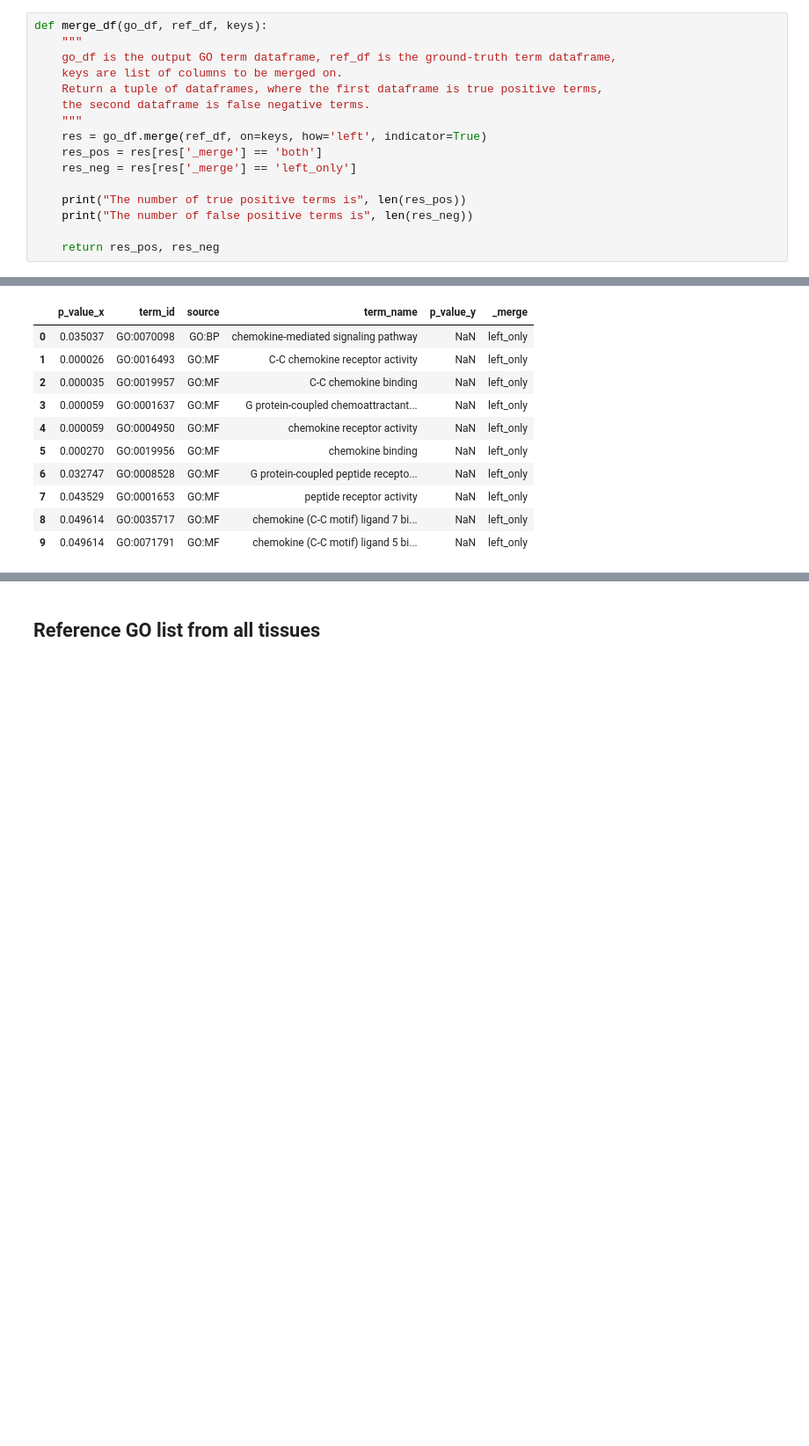
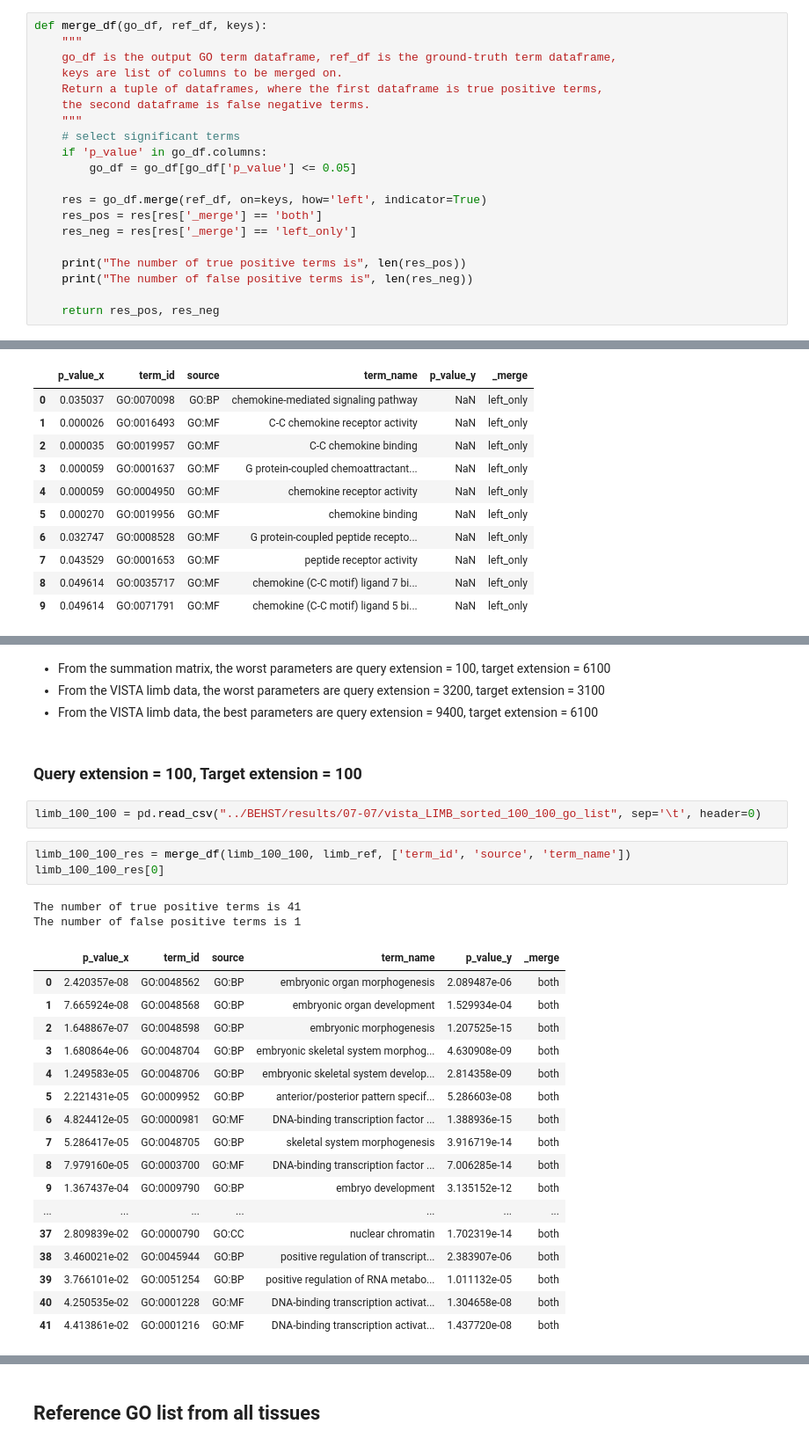
Before and after one commit to hoffmangroup/2020behst, a Jupyter notebook: comparison_test.ipynb, the cells around one changed output, grey strips where cells are left out. Shown at 88% size. Drawn from its saved outputs; the diff is of its cells as text; blank space fills up the shorter version.

Commit message:
add test on worst parameter

```diff
--- a/comparison_test.ipynb
+++ b/comparison_test.ipynb
@@ -101,6 +129,10 @@ def merge_df(go_df, ref_df, keys):
     Return a tuple of dataframes, where the first dataframe is true positive terms,
     the second dataframe is false negative terms.
     """
+    # select significant terms
+    if 'p_value' in go_df.columns:
+        go_df = go_df[go_df['p_value'] <= 0.05]
+
     res = go_df.merge(ref_df, on=keys, how='left', indicator=True)
     res_pos = res[res['_merge'] == 'both']
     res_neg = res[res['_merge'] == 'left_only']
@@ -265,0 +311,31 @@ limb_tss_res[1]
+# %% [markdown]
+- From the summation matrix, the worst parameters are query extension = 100, target extension = 6100
+- From the VISTA limb data, the worst parameters are query extension = 3200, target extension = 3100
+- From the VISTA limb data, the best parameters are query extension = 9400, target extension = 6100
+# %% [markdown]
+### Query extension = 100, Target extension = 100
+# %%
+limb_100_100 = pd.read_csv("../BEHST/results/07-07/vista_LIMB_sorted_100_100_go_list", sep='\t', header=0)
+# %%
+limb_100_100_res = merge_df(limb_100_100, limb_ref, ['term_id', 'source', 'term_name'])
+limb_100_100_res[0]
+# %% [output]
+The number of true positive terms is 41
+The number of false positive terms is 1
+|  | p_value_x | term_id | source | term_name | p_value_y | _merge |
+| 0 | 2.420357e-08 | GO:0048562 | GO:BP | embryonic organ morphogenesis | 2.089487e-06 | both |
+| 1 | 7.665924e-08 | GO:0048568 | GO:BP | embryonic organ development | 1.529934e-04 | both |
+| 2 | 1.648867e-07 | GO:0048598 | GO:BP | embryonic morphogenesis | 1.207525e-15 | both |
+| 3 | 1.680864e-06 | GO:0048704 | GO:BP | embryonic skeletal system morphog... | 4.630908e-09 | both |
+| 4 | 1.249583e-05 | GO:0048706 | GO:BP | embryonic skeletal system develop... | 2.814358e-09 | both |
+| 5 | 2.221431e-05 | GO:0009952 | GO:BP | anterior/posterior pattern specif... | 5.286603e-08 | both |
+| 6 | 4.824412e-05 | GO:0000981 | GO:MF | DNA-binding transcription factor ... | 1.388936e-15 | both |
+| 7 | 5.286417e-05 | GO:0048705 | GO:BP | skeletal system morphogenesis | 3.916719e-14 | both |
+| 8 | 7.979160e-05 | GO:0003700 | GO:MF | DNA-binding transcription factor ... | 7.006285e-14 | both |
+| 9 | 1.367437e-04 | GO:0009790 | GO:BP | embryo development | 3.135152e-12 | both |
+| ... | ... | ... | ... | ... | ... | ... |
+| 37 | 2.809839e-02 | GO:0000790 | GO:CC | nuclear chromatin | 1.702319e-14 | both |
+| 38 | 3.460021e-02 | GO:0045944 | GO:BP | positive regulation of transcript... | 2.383907e-06 | both |
+| 39 | 3.766101e-02 | GO:0051254 | GO:BP | positive regulation of RNA metabo... | 1.011132e-05 | both |
+| 40 | 4.250535e-02 | GO:0001228 | GO:MF | DNA-binding transcription activat... | 1.304658e-08 | both |
+| 41 | 4.413861e-02 | GO:0001216 | GO:MF | DNA-binding transcription activat... | 1.437720e-08 | both |
```
Also changed, not shown: parts of 22 cells of this notebook.
